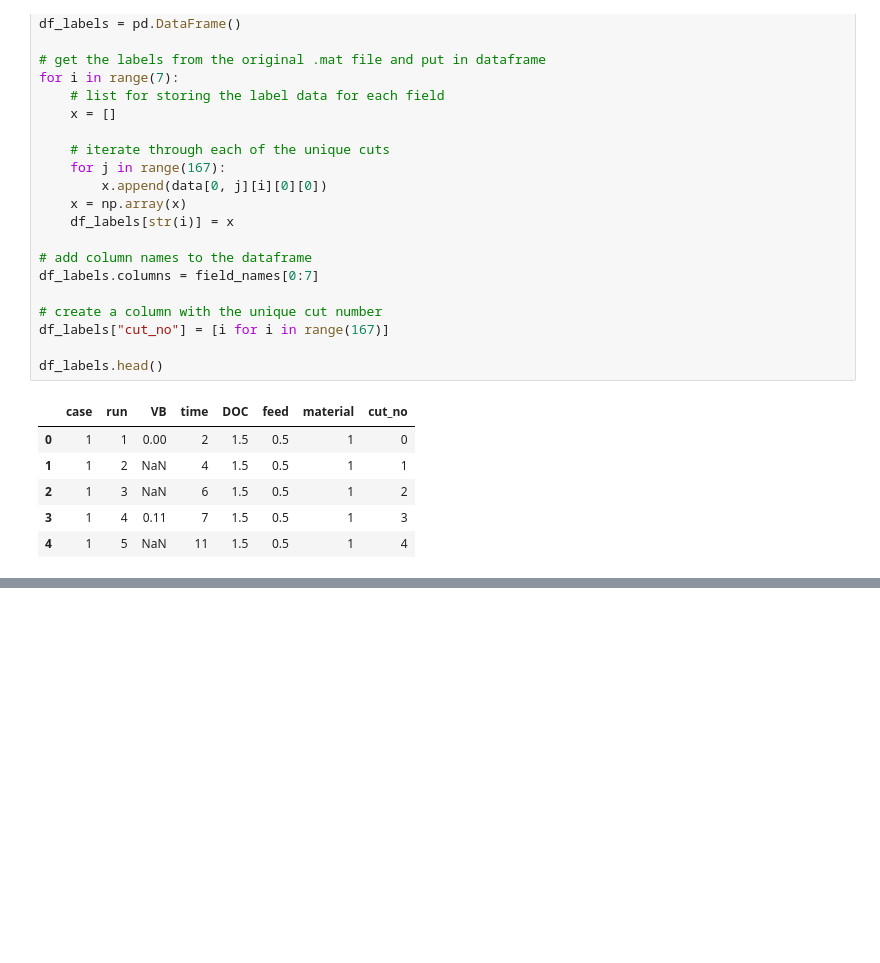
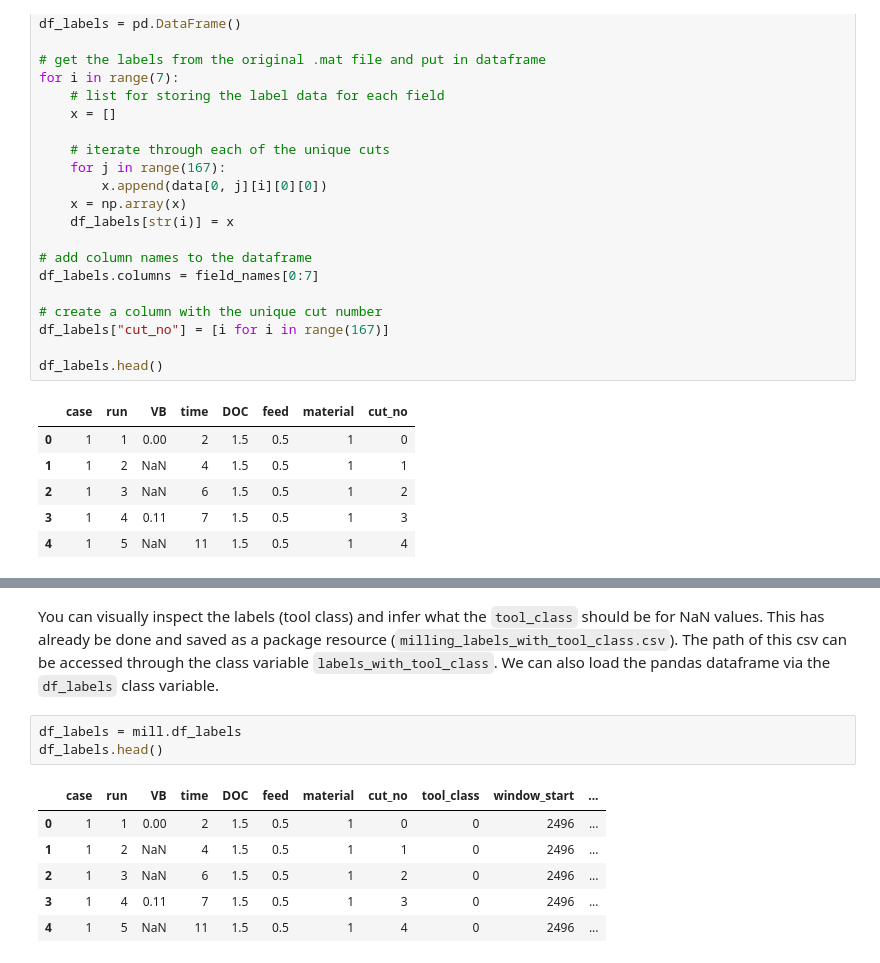
Before and after one commit to tvhahn/PyPHM, a Jupyter notebook: notebooks/milling_example.ipynb, the cells around one changed output, grey strips where cells are left out. Drawn from its saved outputs; the diff is of its cells as text; blank space fills up the shorter version.

```diff
--- a/notebooks/milling_example.ipynb
+++ b/notebooks/milling_example.ipynb
@@ -431,0 +440,12 @@ df_labels["tool_class"] = df_labels["VB"].apply(tool_state)
+# %% [markdown]
+You can visually inspect the labels (tool class) and infer what the `tool_class` should be for NaN values. This has already be done and saved as a package resource (`milling_labels_with_tool_class.csv`). The path of this csv can be accessed through the class variable `labels_with_tool_class`. We can also load the pandas dataframe via the `df_labels` class variable.
+# %%
+df_labels = mill.df_labels
+df_labels.head()
+# %% [output]
+|  | case | run | VB | time | DOC | feed | material | cut_no | tool_class | window_start | ... |
+| 0 | 1 | 1 | 0.00 | 2 | 1.5 | 0.5 | 1 | 0 | 0 | 2496 | ... |
+| 1 | 1 | 2 | NaN | 4 | 1.5 | 0.5 | 1 | 1 | 0 | 2496 | ... |
+| 2 | 1 | 3 | NaN | 6 | 1.5 | 0.5 | 1 | 2 | 0 | 2496 | ... |
+| 3 | 1 | 4 | 0.11 | 7 | 1.5 | 0.5 | 1 | 3 | 0 | 2496 | ... |
+| 4 | 1 | 5 | NaN | 11 | 1.5 | 0.5 | 1 | 4 | 0 | 2496 | ... |
```
Also changed, not shown: parts of 5 cells of this notebook.
